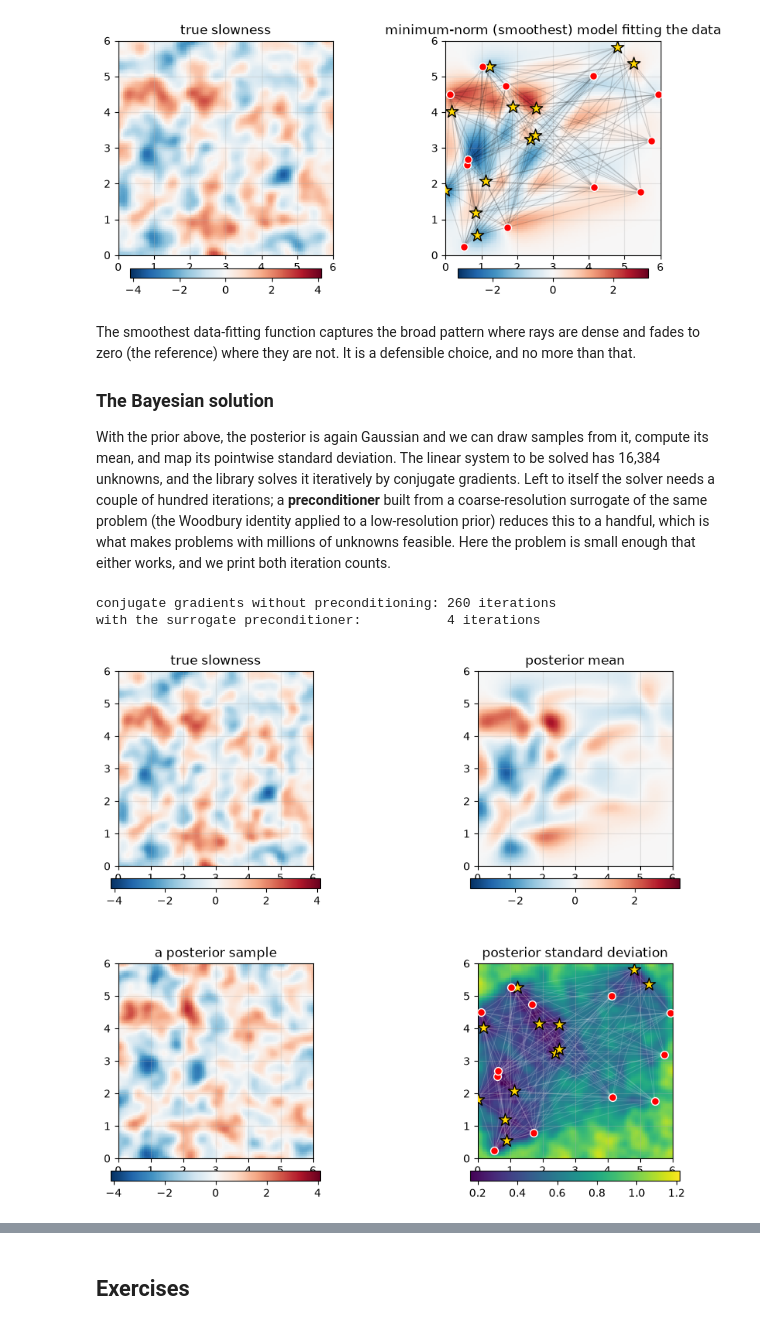
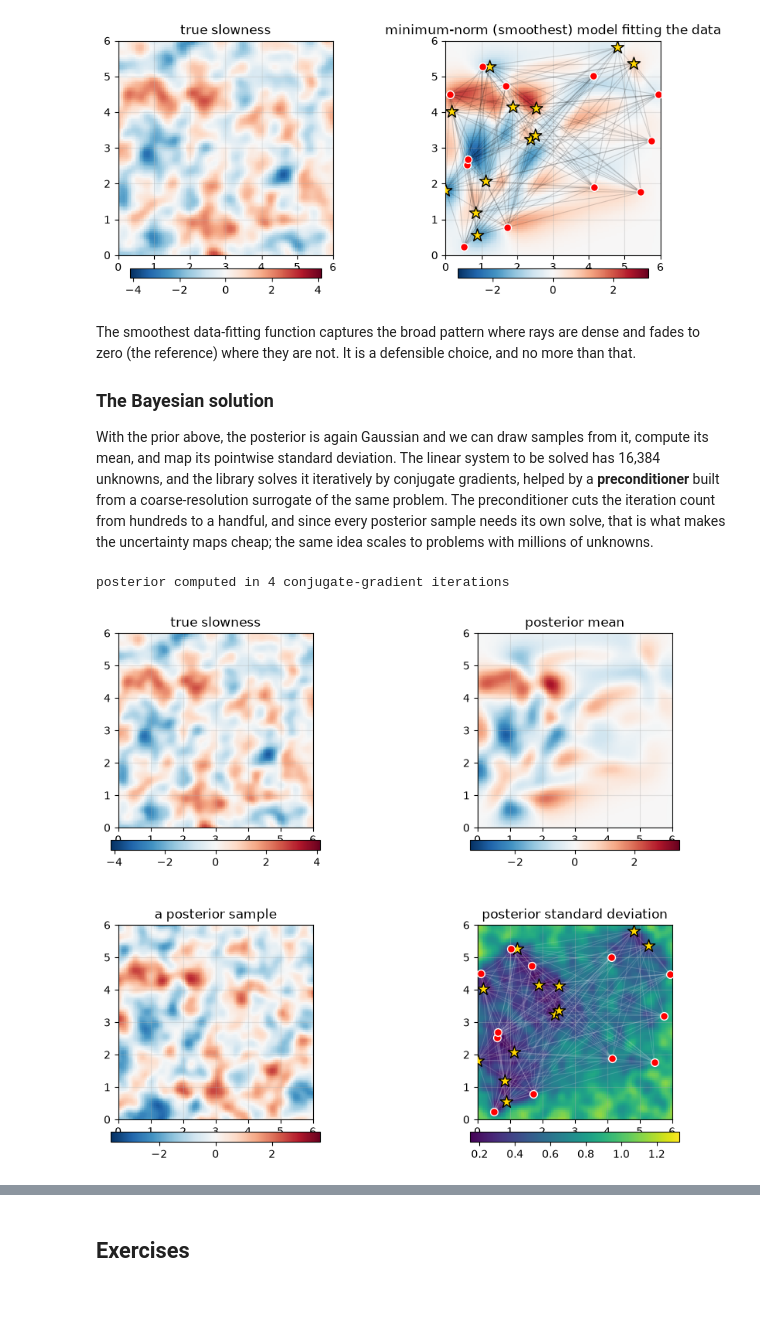
Before and after one commit to da380/PartIIStatistics, a Jupyter notebook: notebooks/09_inverse_problems.ipynb, the cells around one changed output, grey strips where cells are left out. Saved outputs shown, nothing was run; the diff lists cells and outputs as text; code cells hidden in the pictures; blank space fills up the shorter version.

Commit message:
updated inversions

```diff
--- a/notebooks/09_inverse_problems.ipynb
+++ b/notebooks/09_inverse_problems.ipynb
@@ -332,21 +336,29 @@ model_space = Sobolev.from_heat_kernel_prior(prior_scale, order, sobolev_scale,
                                              ax=0.0, bx=6.0, cx=0.5, ay=0.0, by=6.0, cy=0.5,
                                              power_of_two=True, min_degree=32)
 prior = model_space.point_value_scaled_heat_kernel_gaussian_measure(prior_scale)
-print(f"model space dimension: {model_space.dim}")
+print(f"truncation degree chosen for this prior: {model_space.degree}, giving {model_space.dim} coefficients")
 
-# The forward problem: 12 sources, 12 receivers, a ray from every source to every receiver
-sources, receivers = model_space.random_points(12), model_space.random_points(12)
+# The forward problem: a ray from every source to every receiver. In Colab, use the sliders.
+n_sources = 12    # @param {type:"slider", min:2, max:50, step:1}
+n_receivers = 12  # @param {type:"slider", min:2, max:50, step:1}
+sources, receivers = model_space.random_points(n_sources), model_space.random_points(n_receivers)
 paths = [(src, rec) for src in sources for rec in receivers]
-T = model_space.path_average_operator(paths)
+# The ray integrals are applied by non-uniform FFTs (matrix_free=True) rather than stored as a matrix,
+# so thousands of rays cost little memory.
+T = model_space.path_average_operator(paths, matrix_free=True)
 tomo = inf.LinearForwardProblem(T, data_error_measure=inf.GaussianMeasure.from_standard_deviation(T.codomain, 0.05))
 print(f"{len(paths)} travel-time data")
+
+# A coarse-resolution copy of the ray operator, used below to build preconditioners
+coarse = model_space.with_degree(model_space.degree // 4)
+coarse_T = coarse.path_average_operator(paths)
 
 # A true model drawn from the prior, and its noisy travel times
 u_true, d = tomo.joint_measure(prior).sample()
 
 fig, ax = plt.subplots(1, 3, figsize=(15, 4.5))
 plot(model_space, u_true, ax=ax[0], symmetric=True, cmap="RdBu_r", colorbar=True)
-plot_geodesic_network(paths, ax=ax[0], alpha=0.15, color="black"); ax[0].set_title("true slowness and the 144 rays")
+plot_geodesic_network(paths, ax=ax[0], alpha=min(0.15, 30 / len(paths)), color="black"); ax[0].set_title(f"true slowness and the {len(paths)} rays")
 for a in ax[1:]:
     plot(model_space, prior.sample(), ax=a, symmetric=True, cmap="RdBu_r", colorbar=True); a.set_title("a prior sample")
 plt.show()
@@ -375,39 +389,31 @@ The smoothest data-fitting function captures the broad pattern where rays are de
 
 ### The Bayesian solution
 
-With the prior above, the posterior is again Gaussian and we can draw samples from it, compute its mean, and map its pointwise standard deviation. The linear system to be solved has 16,384 unknowns, and the library solves it iteratively by conjugate gradients. Left to itself the solver needs a couple of hundred iterations; a **preconditioner** built from a coarse-resolution surrogate of the same problem (the Woodbury identity applied to a low-resolution prior) reduces this to a handful, which is what makes problems with millions of unknowns feasible. Here the problem is small enough that either works, and we print both iteration counts.
+With the prior above, the posterior is again Gaussian and we can draw samples from it, compute its mean, and map its pointwise standard deviation. The linear system to be solved has 16,384 unknowns, and the library solves it iteratively by conjugate gradients, helped by a **preconditioner** built from a coarse-resolution surrogate of the same problem. The preconditioner cuts the iteration count from hundreds to a handful, and since every posterior sample needs its own solve, that is what makes the uncertainty maps cheap; the same idea scales to problems with millions of unknowns.
 # %%
 inversion = inf.LinearBayesianInversion(tomo, prior)
 
-# Without a preconditioner
-plain = inf.CGMatrixSolver()
-posterior = inversion.model_posterior_measure(d, plain)
-print(f"conjugate gradients without preconditioning: {plain.iterations} iterations")
-
-# With a surrogate Woodbury preconditioner built at a quarter of the resolution
-coarse = model_space.with_degree(model_space.degree // 4)
+# A surrogate Woodbury preconditioner built from the quarter-resolution copy of the problem
 coarse_prior = coarse.point_value_scaled_heat_kernel_gaussian_measure(prior_scale)
-chol = inf.CholeskySolver(galerkin=True)
 precon = inversion.surrogate_inversion(
-    alternate_forward_operator=coarse.path_average_operator(paths),
+    alternate_forward_operator=coarse_T,
     alternate_prior_measure=coarse_prior.with_regularized_inverse(chol, damping=1e-6),
 ).woodbury_data_preconditioner(chol)
-fast = inf.CGMatrixSolver()
-posterior = inversion.model_posterior_measure(d, fast, preconditioner=precon)
-print(f"with the surrogate preconditioner:           {fast.iterations} iterations")
+solver = inf.CGMatrixSolver()
+posterior = inversion.model_posterior_measure(d, solver, preconditioner=precon)
+print(f"posterior computed in {solver.iterations} conjugate-gradient iterations")
 
 u_mean = posterior.expectation
-u_std = posterior.sample_pointwise_std(100)
+u_std = posterior.sample_pointwise_std(50)
 
 fig, ax = plt.subplots(2, 2, figsize=(11, 9))
 plot(model_space, u_true, ax=ax[0, 0], symmetric=True, cmap="RdBu_r", colorbar=True); ax[0, 0].set_title("true slowness")
 plot(model_space, u_mean, ax=ax[0, 1], symmetric=True, cmap="RdBu_r", colorbar=True); ax[0, 1].set_title("posterior mean")
 plot(model_space, posterior.sample(), ax=ax[1, 0], symmetric=True, cmap="RdBu_r", colorbar=True); ax[1, 0].set_title("a posterior sample")
 plot(model_space, u_std, ax=ax[1, 1], cmap="viridis", colorbar=True)
-plot_geodesic_network(paths, ax=ax[1, 1], alpha=0.15, color="white"); ax[1, 1].set_title("posterior standard deviation")
+plot_geodesic_network(paths, ax=ax[1, 1], alpha=min(0.15, 30 / len(paths)), color="white"); ax[1, 1].set_title("posterior standard deviation")
 plt.show()
 # %% [output]
-conjugate gradients without preconditioning: 260 iterations
-with the surrogate preconditioner:           4 iterations
+posterior computed in 4 conjugate-gradient iterations
-[figure, old version]
+[figure, new version]
 # %% [markdown]
```
Also changed, not shown: parts of 9 cells of this notebook, 1 other file.
